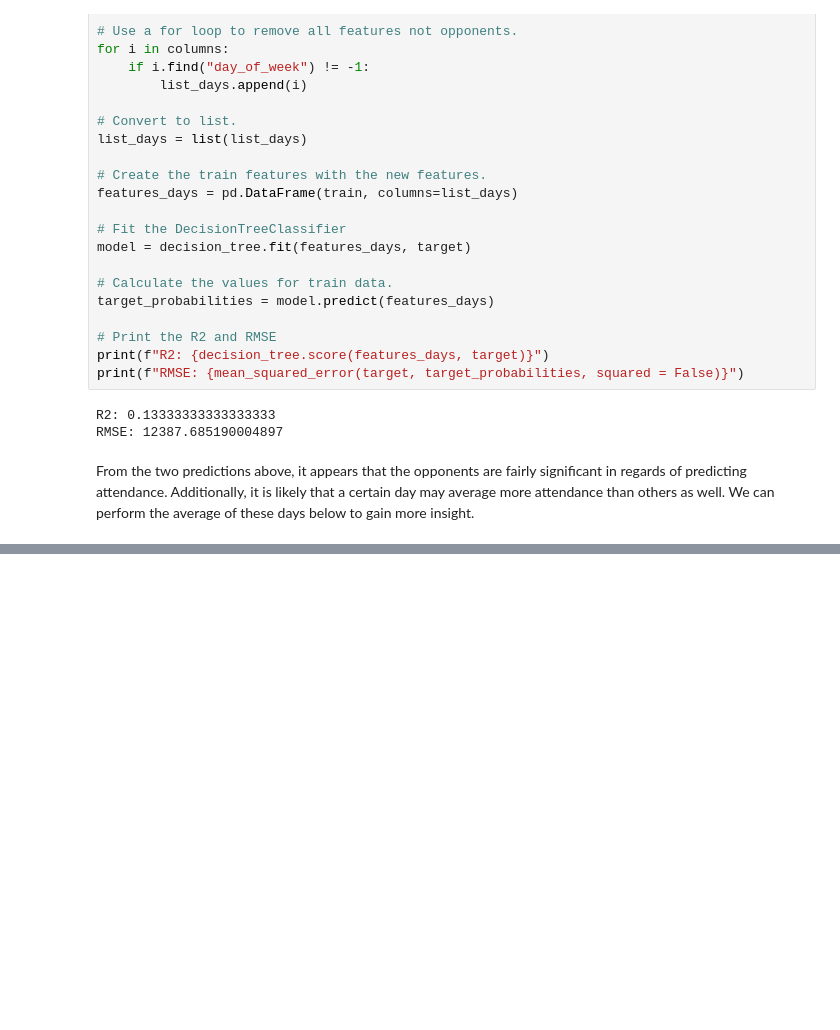
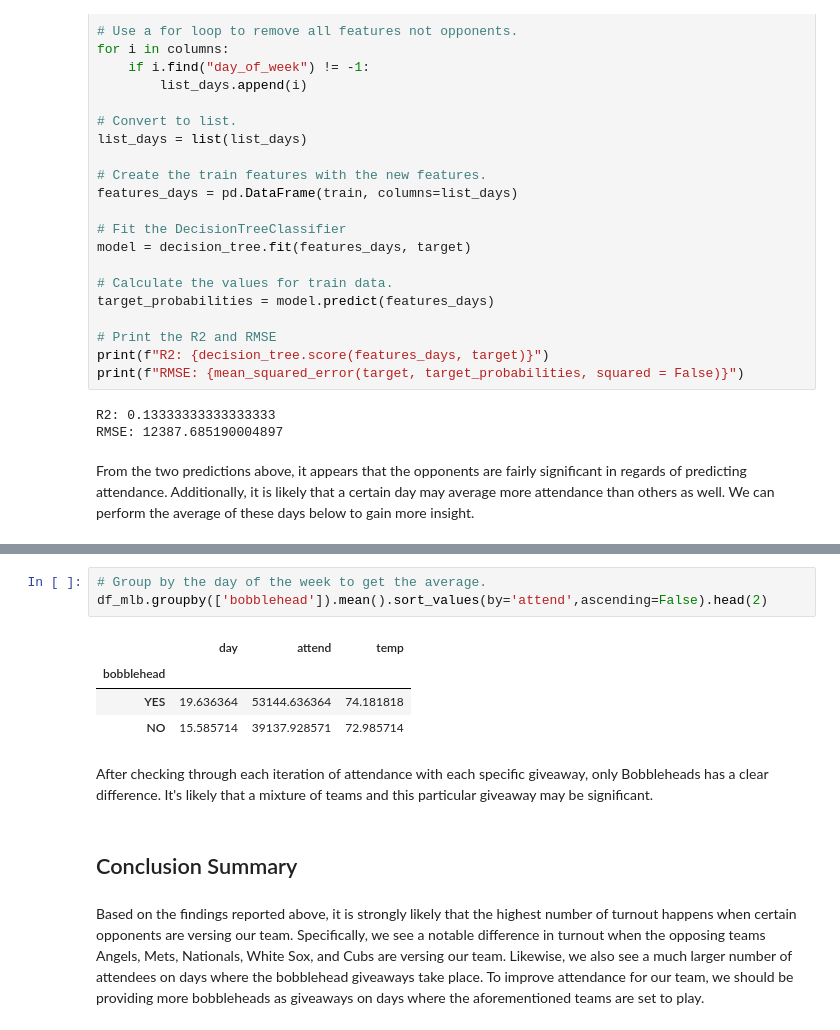
Before and after one commit to joshgreenert/Python-Projects, a Jupyter notebook: Predictive Analytics/Week_3/Assignment_3_JGreenert.ipynb, the cells around one changed output, grey strips where cells are left out. Cells and saved outputs as stored; diff of their text form; blank space fills up the shorter version.

```diff
--- a/Predictive Analytics/Week_3/Assignment_2_JGreenert.ipynb
+++ b/Predictive Analytics/Week_3/Assignment_3_JGreenert.ipynb
@@ -294,0 +304,14 @@ df_mlb.groupby(['day_night']).mean()
+# %%
+# Group by the day of the week to get the average.
+df_mlb.groupby(['bobblehead']).mean().sort_values(by='attend',ascending=False).head(2)
+# %% [output]
+|  | day | attend | temp |
+| bobblehead |  |  |  |
+| YES | 19.636364 | 53144.636364 | 74.181818 |
+| NO | 15.585714 | 39137.928571 | 72.985714 |
+# %% [markdown]
+After checking through each iteration of attendance with each specific giveaway, only Bobbleheads has a clear difference.  It's likely that a mixture of teams and this particular giveaway may be significant.
+# %% [markdown]
+## Conclusion Summary
+# %% [markdown]
+Based on the findings reported above, it is strongly likely that the highest number of turnout happens when certain opponents are versing our team.  Specifically, we see a notable difference in turnout when the opposing teams Angels, Mets, Nationals, White Sox, and Cubs are versing our team.  Likewise, we also see a much larger number of attendees on days where the bobblehead giveaways take place.  To improve attendance for our team, we should be providing more bobbleheads as giveaways on days where the aforementioned teams are set to play.
```
Also changed, not shown: parts of 4 cells of this notebook.
